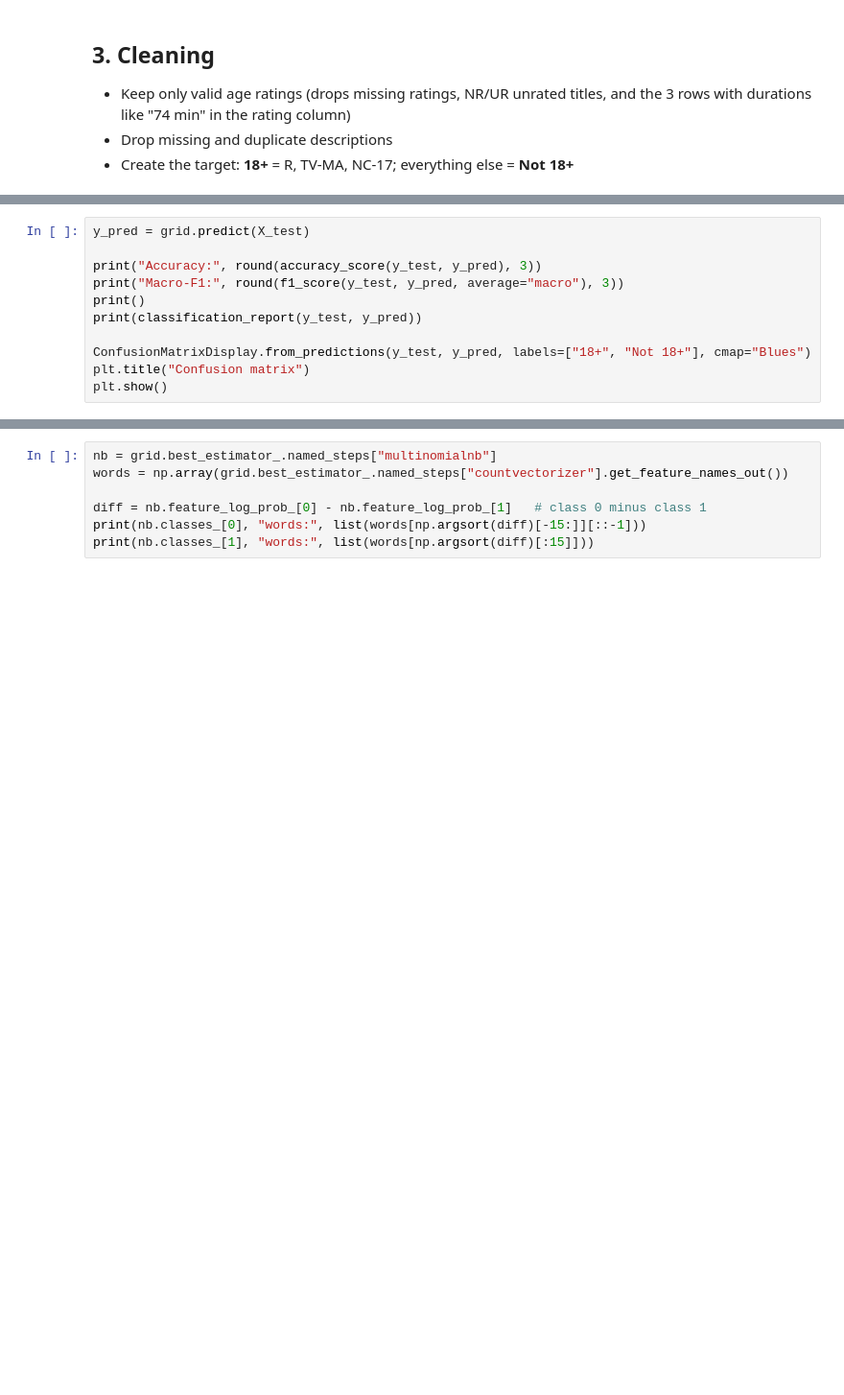
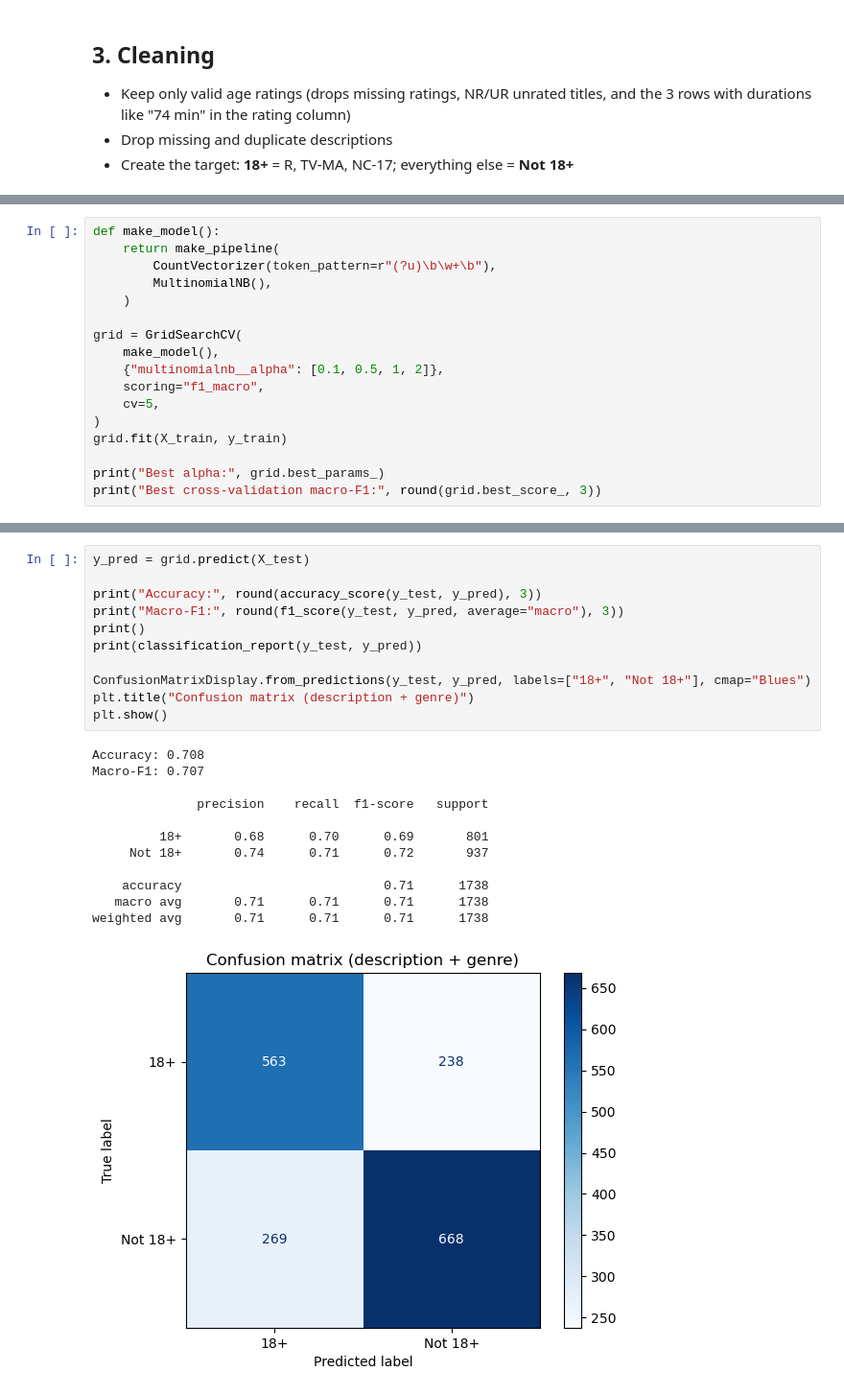
Before and after one commit to kyvenlim72-lang/IE1005-Mini-Project, a Jupyter notebook: IE0005.ipynb, the cells around one changed output, grey strips where cells are left out. Shown at 96% size. Cells and saved outputs as stored; diff of their text form; blank space fills up the shorter version.

```diff
--- a/IE0005.ipynb
+++ b/IE0005.ipynb
@@ -117,11 +226,17 @@ print("Best cross-validation macro-F1:", round(grid.best_score_, 3))
 # %%
-y_pred = grid.predict(X_test)
+def make_model():
+    return make_pipeline(
+        CountVectorizer(token_pattern=r"(?u)\b\w+\b"),
+        MultinomialNB(),
+    )
 
-print("Accuracy:", round(accuracy_score(y_test, y_pred), 3))
-print("Macro-F1:", round(f1_score(y_test, y_pred, average="macro"), 3))
-print()
-print(classification_report(y_test, y_pred))
+grid = GridSearchCV(
+    make_model(),
+    {"multinomialnb__alpha": [0.1, 0.5, 1, 2]},
+    scoring="f1_macro",
+    cv=5,
+)
+grid.fit(X_train, y_train)
 
-ConfusionMatrixDisplay.from_predictions(y_test, y_pred, labels=["18+", "Not 18+"], cmap="Blues")
-plt.title("Confusion matrix")
-plt.show()
+print("Best alpha:", grid.best_params_)
+print("Best cross-validation macro-F1:", round(grid.best_score_, 3))
@@ -131,8 +248,25 @@ Words whose probability is much higher in one group than the other.
 # %%
-nb = grid.best_estimator_.named_steps["multinomialnb"]
-words = np.array(grid.best_estimator_.named_steps["countvectorizer"].get_feature_names_out())
+y_pred = grid.predict(X_test)
 
-diff = nb.feature_log_prob_[0] - nb.feature_log_prob_[1]   # class 0 minus class 1
-print(nb.classes_[0], "words:", list(words[np.argsort(diff)[-15:]][::-1]))
-print(nb.classes_[1], "words:", list(words[np.argsort(diff)[:15]]))
+print("Accuracy:", round(accuracy_score(y_test, y_pred), 3))
+print("Macro-F1:", round(f1_score(y_test, y_pred, average="macro"), 3))
+print()
+print(classification_report(y_test, y_pred))
+
+ConfusionMatrixDisplay.from_predictions(y_test, y_pred, labels=["18+", "Not 18+"], cmap="Blues")
+plt.title("Confusion matrix (description + genre)")
+plt.show()
+# %% [output]
+Accuracy: 0.708
+Macro-F1: 0.707
+
+              precision    recall  f1-score   support
+
+         18+       0.68      0.70      0.69       801
+     Not 18+       0.74      0.71      0.72       937
+
+    accuracy                           0.71      1738
+   macro avg       0.71      0.71      0.71      1738
+weighted avg       0.71      0.71      0.71      1738
+[figure, added]
 # %% [markdown]
```
Also changed, not shown: parts of 31 cells of this notebook.
